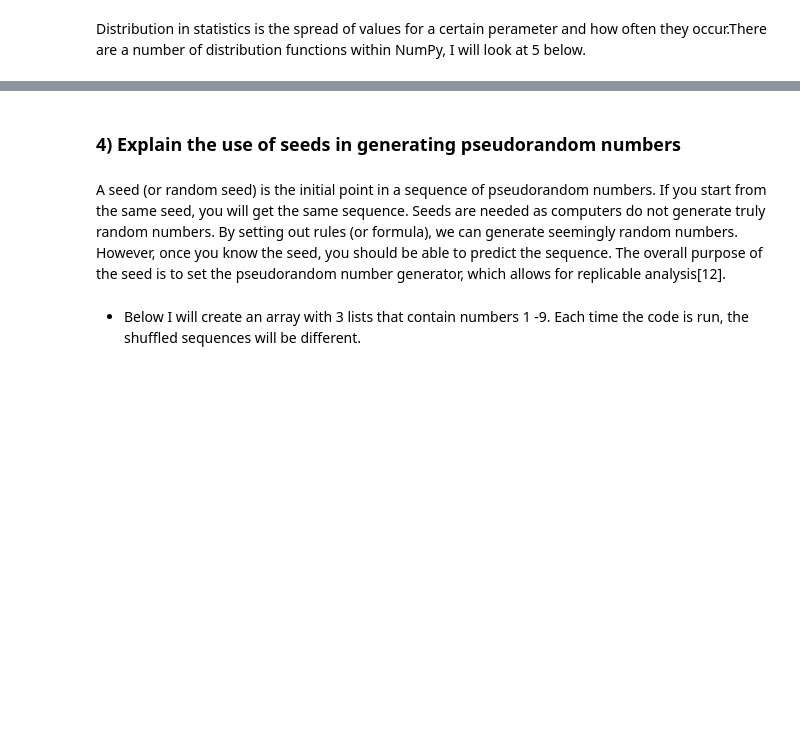
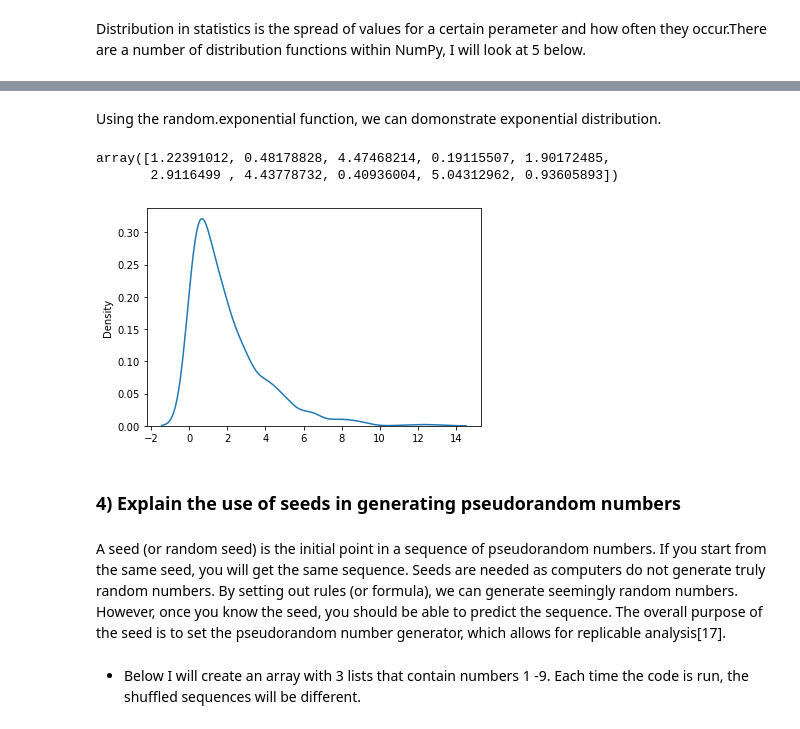
Before and after one commit to BTunney92/PfDA---Practical, a Jupyter notebook: Numpy.ipynb, the cells around one changed output, grey strips where cells are left out. Drawn from its saved outputs; the diff is of its cells as text; code cells hidden in the pictures; blank space fills up the shorter version.

```diff
--- a/Numpy.ipynb
+++ b/Numpy.ipynb
@@ -121,7 +125,19 @@ Exponential distribution is one of the most commonly used continuous distributio
+# %% [markdown]
+Using the random.exponential function, we can domonstrate exponential distribution.
+# %%
+np.random.exponential(2, 10) # ED with a scale of 2 and size 10
+# %% [output]
+array([1.22391012, 0.48178828, 4.47468214, 0.19115507, 1.90172485,
+       2.9116499 , 4.43778732, 0.40936004, 5.04312962, 0.93605893])
+# %%
+sns.distplot(np.random.exponential(2,1000), hist=False) # ED with a scale of 2 and size 1000.
+plt.show()
+# %% [output]
+[figure, added]
 # %% [markdown]
 ### 4) Explain the use of seeds in generating pseudorandom numbers
 # %% [markdown]
-A seed (or random seed) is the initial point in a sequence of pseudorandom numbers. If you start from the same seed, you will get the same sequence. Seeds are needed as computers do not generate truly random numbers. By setting out rules (or formula), we can generate seemingly random numbers. However, once you know the seed, you should be able to predict the sequence. The overall purpose of the seed is to set the pseudorandom number generator, which allows for replicable analysis[12].
+A seed (or random seed) is the initial point in a sequence of pseudorandom numbers. If you start from the same seed, you will get the same sequence. Seeds are needed as computers do not generate truly random numbers. By setting out rules (or formula), we can generate seemingly random numbers. However, once you know the seed, you should be able to predict the sequence. The overall purpose of the seed is to set the pseudorandom number generator, which allows for replicable analysis[17].
 # %% [markdown]
 * Below I will create an array with 3 lists that contain numbers 1 -9. Each time the code is run, the shuffled sequences will be different.
 # %%
```
Also changed, not shown: parts of 4 cells of this notebook, 2 other files.
